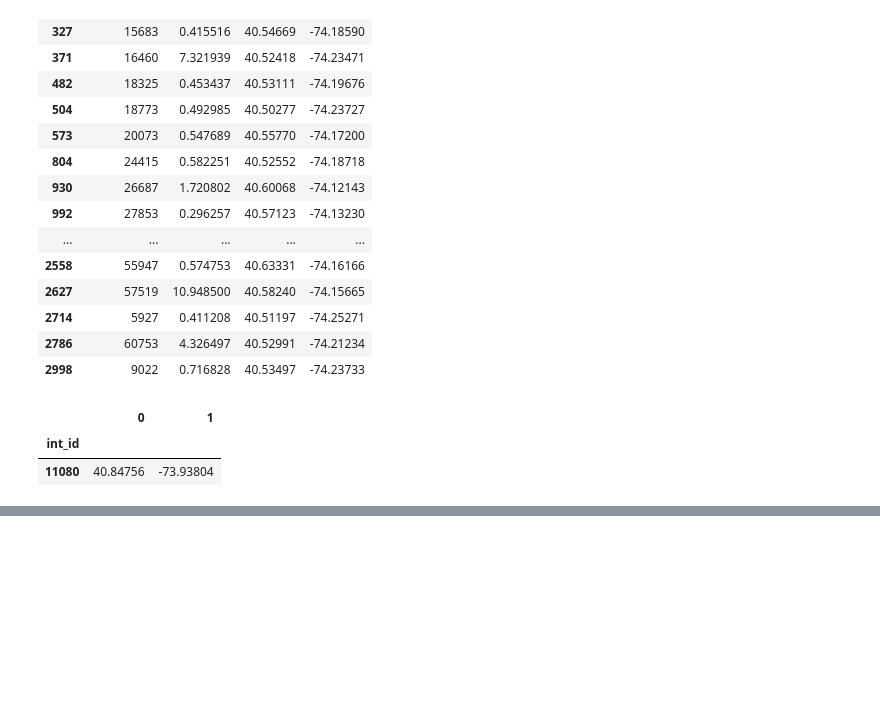
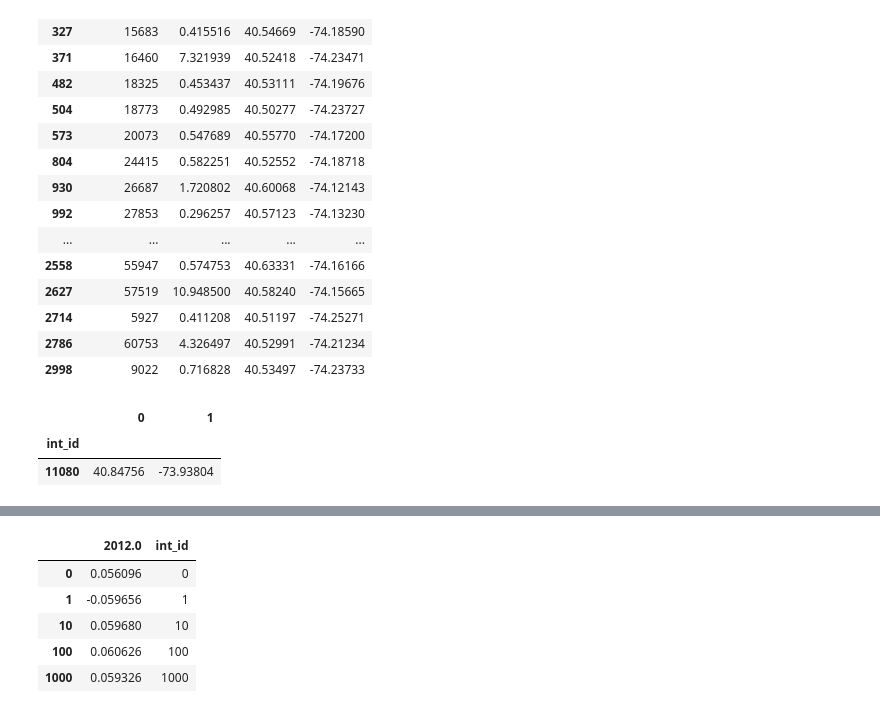
Before and after one commit to AmandaDoyle/BigDataTaxiFinalProject, a Jupyter notebook: filtering_by_both.ipynb, the cells around one changed output, grey strips where cells are left out. Cells and saved outputs as stored; diff of their text form; code cells hidden in the pictures; blank space fills up the shorter version.

```diff
--- a/filtering_by_both.ipynb
+++ b/filtering_by_both.ipynb
@@ -163,0 +175,10 @@ intersections[intersections.index==11080]
+# %%
+deltas['int_id']=deltas.index
+deltas.head()
+# %% [output]
+|  | 2012.0 | int_id |
+| 0 | 0.056096 | 0 |
+| 1 | -0.059656 | 1 |
+| 10 | 0.059680 | 10 |
+| 100 | 0.060626 | 100 |
+| 1000 | 0.059326 | 1000 |
```
Also changed, not shown: parts of 8 cells of this notebook.
